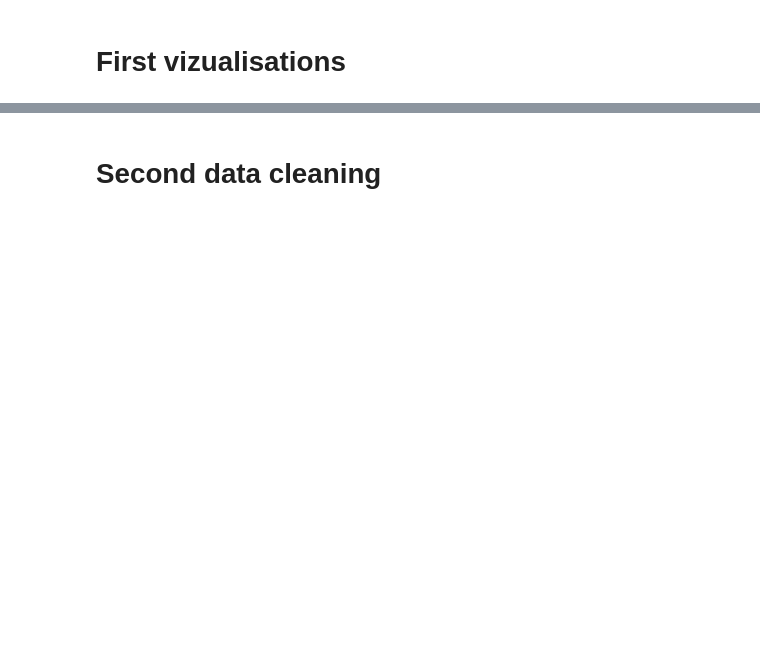
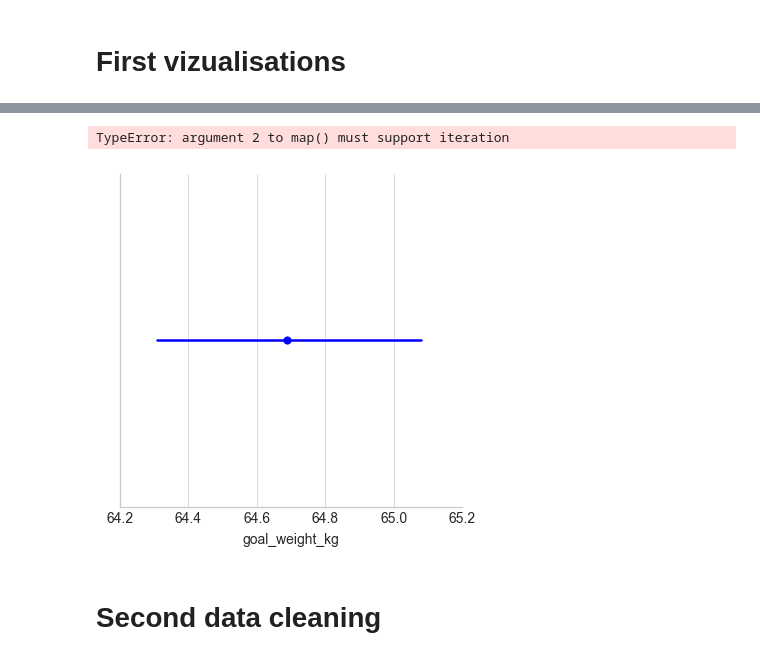
Before and after one commit to KevenLeMoing/dataviz_nutrition_sports_habits, a Jupyter notebook: notebooks/First analyze - users.ipynb, the cells around one changed output, grey strips where cells are left out. Drawn from its saved outputs; the diff is of its cells as text; code cells hidden in the pictures; blank space fills up the shorter version.

```diff
--- a/notebooks/First analyze - users.ipynb
+++ b/notebooks/First analyze - users.ipynb
@@ -75,3 +184,8 @@ users_df.head()
+# %%
+sns.factorplot('goal_weight_kg',data=users_df,hue='age')
+# %% [output]
+TypeError: argument 2 to map() must support iteration
+[figure, added]
 # %%
 #par taille
 # %% [markdown]
```
Also changed, not shown: parts of 21 cells of this notebook, 3 other files.
